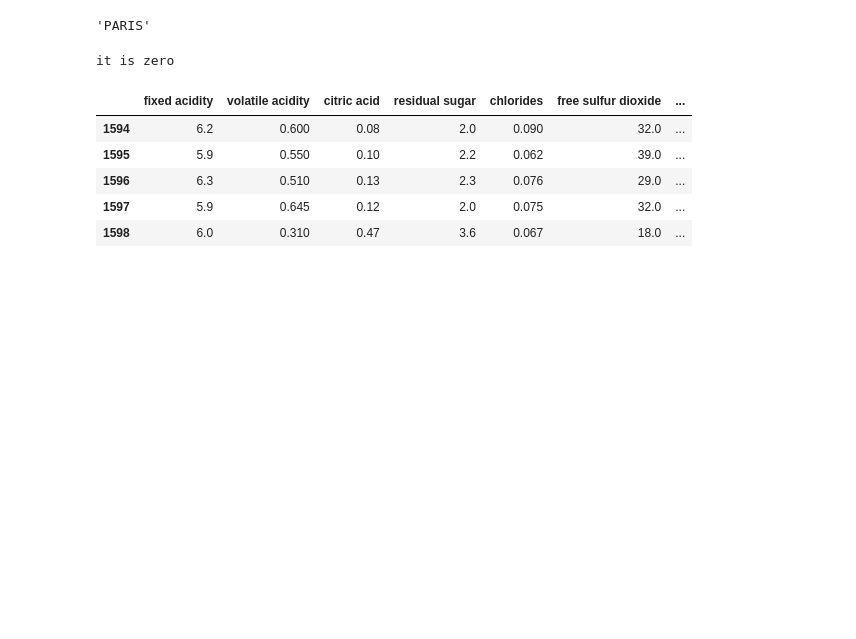
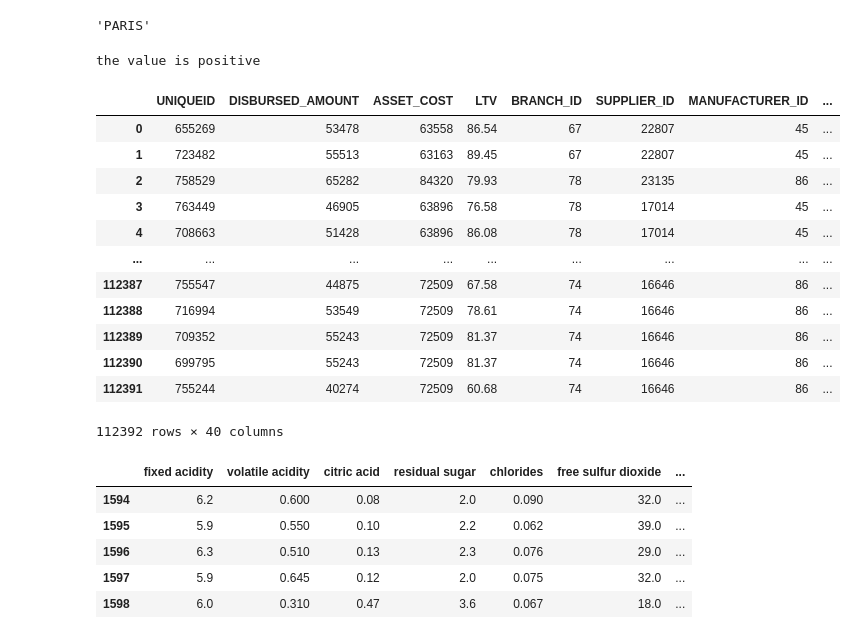
Before and after one commit to seanjerome/AcademyPublic, a Jupyter notebook: Untitled0.ipynb, the cells around one changed output. Drawn from its saved outputs; the diff is of its cells as text; code cells hidden in the pictures; blank space fills up the shorter version.

```diff
--- a/Untitled0.ipynb
+++ b/Untitled0.ipynb
@@ -88,7 +92,7 @@ cities[0]
 # %% [output]
 'PARIS'
 # %%
-val=0
+val=1
 
 
 
@@ -99,8 +103,10 @@ elif val <0:
 else :
     print('it is zero')
 # %% [output]
-it is zero
+the value is positive
 # %%
 import pandas as pd
 import numpy as np
 df = pd.read_csv('/content/winequality-red.csv')
+# %%
+test = pd.read_csv('/content/test.csv')
@@ -107,3 +115,19 @@ df = pd.read_csv('/content/winequality-red.csv')
+# %%
+test
+# %% [output]
+|  | UNIQUEID | DISBURSED_AMOUNT | ASSET_COST | LTV | BRANCH_ID | SUPPLIER_ID | MANUFACTURER_ID | ... |
+| 0 | 655269 | 53478 | 63558 | 86.54 | 67 | 22807 | 45 | ... |
+| 1 | 723482 | 55513 | 63163 | 89.45 | 67 | 22807 | 45 | ... |
+| 2 | 758529 | 65282 | 84320 | 79.93 | 78 | 23135 | 86 | ... |
+| 3 | 763449 | 46905 | 63896 | 76.58 | 78 | 17014 | 45 | ... |
+| 4 | 708663 | 51428 | 63896 | 86.08 | 78 | 17014 | 45 | ... |
+| ... | ... | ... | ... | ... | ... | ... | ... | ... |
+| 112387 | 755547 | 44875 | 72509 | 67.58 | 74 | 16646 | 86 | ... |
+| 112388 | 716994 | 53549 | 72509 | 78.61 | 74 | 16646 | 86 | ... |
+| 112389 | 709352 | 55243 | 72509 | 81.37 | 74 | 16646 | 86 | ... |
+| 112390 | 699795 | 55243 | 72509 | 81.37 | 74 | 16646 | 86 | ... |
+| 112391 | 755244 | 40274 | 72509 | 60.68 | 74 | 16646 | 86 | ... |
+112392 rows × 40 columns
 # %%
 # You can have a look on the first lines:
 df.head(10) #You can specify a number in the parenthesis in order to see a specific number of lines
```
Also changed, not shown: parts of 21 cells of this notebook.
